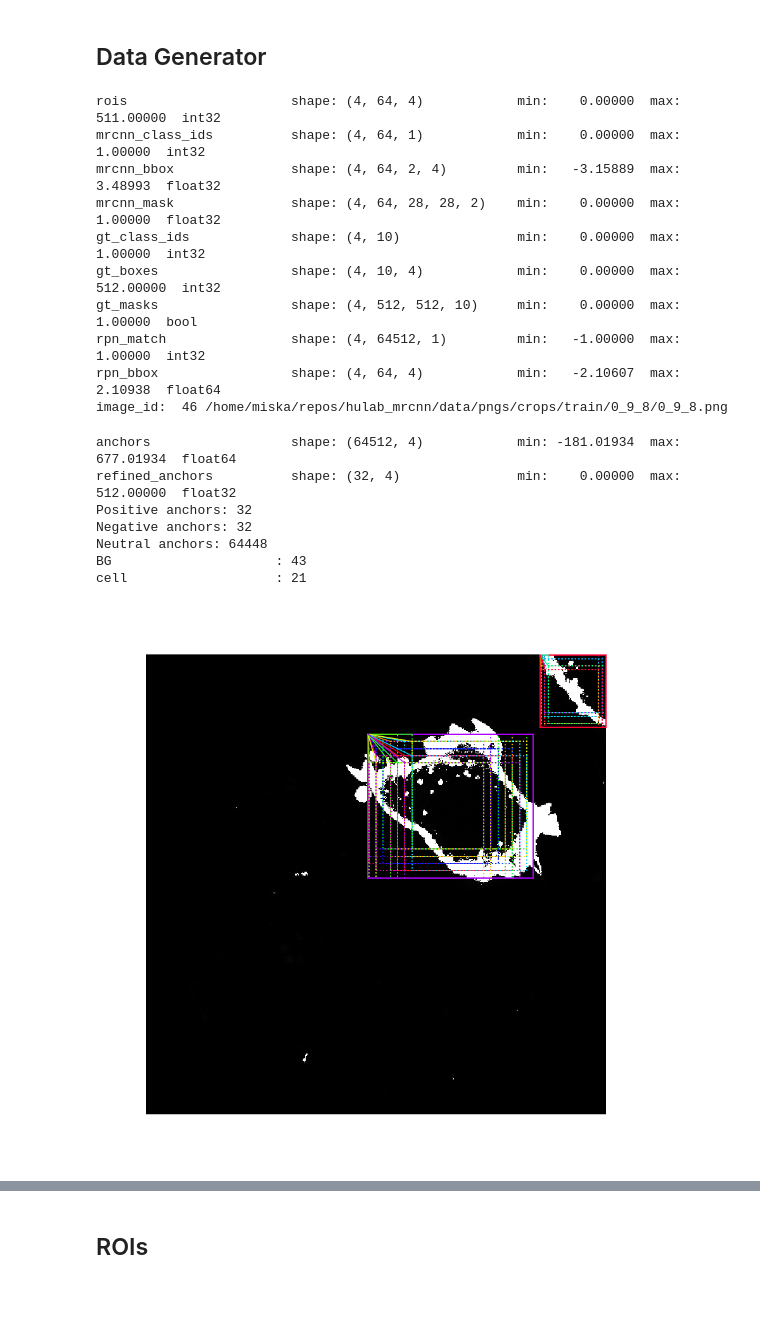
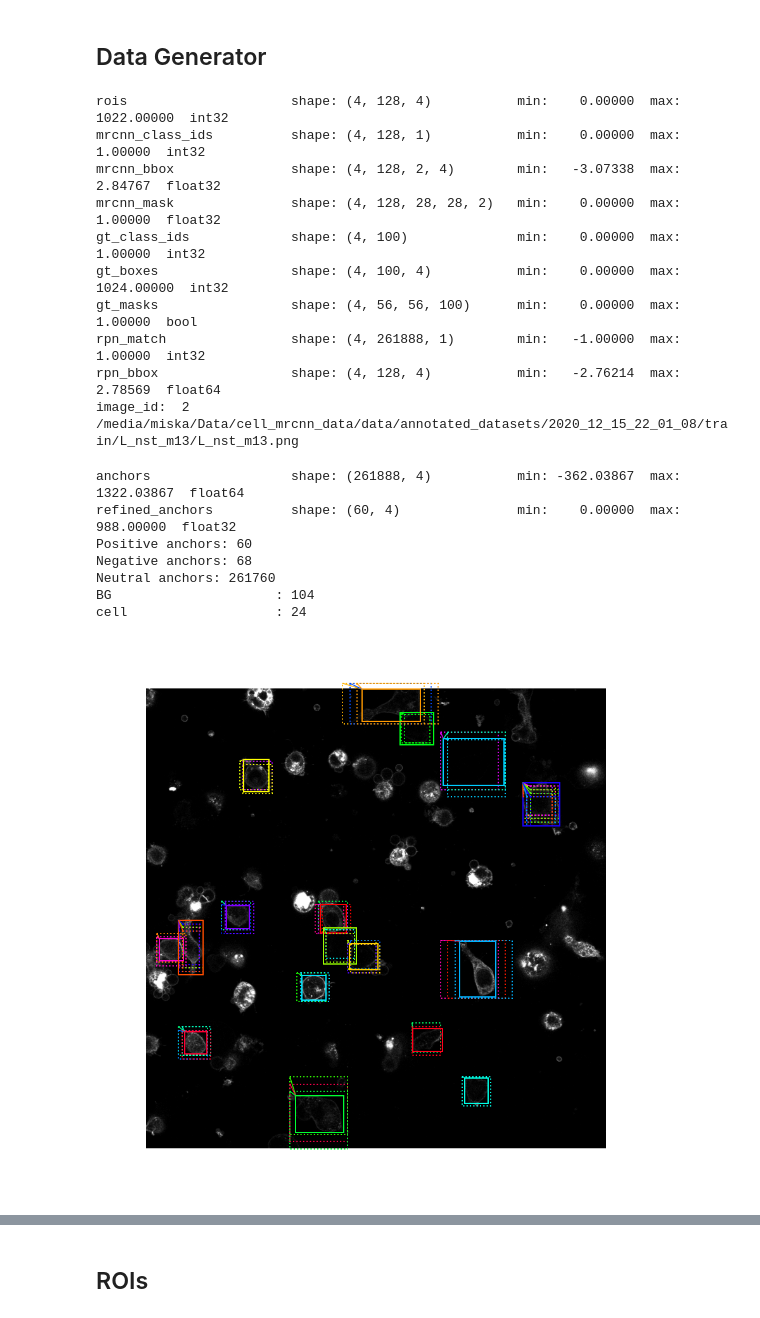
Before and after one commit to misakadam97/cell_mrcnn, a Jupyter notebook: notebooks/inspect_cell_data.ipynb, the cells around one changed output, grey strips where cells are left out. Saved outputs shown, nothing was run; the diff lists cells and outputs as text; code cells hidden in the pictures.

Commit message:
inspect_cell_data.ipynb, train_cell_model.ipynb done

```diff
--- a/notebooks/inspect_cell_data.ipynb
+++ b/notebooks/inspect_cell_data.ipynb
@@ -35,8 +36,8 @@ from cell_mrcnn import cell
 Using TensorFlow backend.
 # %%
 def cell2rgb(image):
-    zeros = np.zeros((image.shape[0], image.shape[1])).astype(np.uint8)
-    image_rgb = np.stack([image[:,:,0], zeros, image[:,:,1]], axis=2)
+#     zeros = np.zeros((image.shape[0], image.shape[1])).astype(np.uint8)
+    image_rgb = np.stack([image[:,:,0], image[:,:,0], image[:,:,0]], axis=2)
     return image_rgb
 # %% [markdown]
 ## Configurations
@@ -44,7 +45,7 @@ def cell2rgb(image):
 Configurations are defined in balloon.py
 # %%
 config = cell.CellConfig()
-Cell_DIR = os.path.join(get_data_path_from_config_file(), "annotated_datasets/2020_11_22_02_55_03")
+dataset_dir = join(get_cell_mrcnn_path_from_config_file(), "data/annotated_datasets/2020_12_15_22_01_08")
 # %% [markdown]
 ## Dataset
 # %%
@@ -52,7 +53,7 @@ Cell_DIR = os.path.join(get_data_path_from_config_file(), "annotated_datasets/20
 # Get the dataset from the releases page
 # https://github.com/matterport/Mask_RCNN/releases
 dataset = cell.CellDataset()
-dataset.load_cell(Cell_DIR, "train")
+dataset.load_cell(dataset_dir, "train")
 
 # Must call before using the dataset
 dataset.prepare()
@@ -335,55 +331,55 @@ print("image_id: ", image_id, dataset.image_reference(image_id))
 # to satisfy Keras restriction on target shape.
 mrcnn_class_ids = mrcnn_class_ids[:,:,0]
 # %% [output]
-rois                     shape: (4, 64, 4)            min:    0.00000  max:  511.00000  int32
-mrcnn_class_ids          shape: (4, 64, 1)            min:    0.00000  max:    1.00000  int32
-mrcnn_bbox               shape: (4, 64, 2, 4)         min:   -3.15889  max:    3.48993  float32
-mrcnn_mask               shape: (4, 64, 28, 28, 2)    min:    0.00000  max:    1.00000  float32
-gt_class_ids             shape: (4, 10)               min:    0.00000  max:    1.00000  int32
-gt_boxes                 shape: (4, 10, 4)            min:    0.00000  max:  512.00000  int32
-gt_masks                 shape: (4, 512, 512, 10)     min:    0.00000  max:    1.00000  bool
-rpn_match                shape: (4, 64512, 1)         min:   -1.00000  max:    1.00000  int32
-rpn_bbox                 shape: (4, 64, 4)            min:   -2.10607  max:    2.10938  float64
-image_id:  46 /home/miska/repos/hulab_mrcnn/data/pngs/crops/train/0_9_8/0_9_8.png
+rois                     shape: (4, 128, 4)           min:    0.00000  max: 1022.00000  int32
+mrcnn_class_ids          shape: (4, 128, 1)           min:    0.00000  max:    1.00000  int32
+mrcnn_bbox               shape: (4, 128, 2, 4)        min:   -3.07338  max:    2.84767  float32
+mrcnn_mask               shape: (4, 128, 28, 28, 2)   min:    0.00000  max:    1.00000  float32
+gt_class_ids             shape: (4, 100)              min:    0.00000  max:    1.00000  int32
+gt_boxes                 shape: (4, 100, 4)           min:    0.00000  max: 1024.00000  int32
+gt_masks                 shape: (4, 56, 56, 100)      min:    0.00000  max:    1.00000  bool
+rpn_match                shape: (4, 261888, 1)        min:   -1.00000  max:    1.00000  int32
+rpn_bbox                 shape: (4, 128, 4)           min:   -2.76214  max:    2.78569  float64
+image_id:  2 /media/miska/Data/cell_mrcnn_data/data/annotated_datasets/2020_12_15_22_01_08/train/L_nst_m13/L_nst_m13.png
 # %%
 b = 0
 
 # Restore original image (reverse normalization)
 sample_image = modellib.unmold_image(normalized_images[b], config)
-sample_image = cell2rgb(sample_image, 10)
+sample_image = cell2rgb(sample_image)
 
 # Compute anchor shifts.
 indices = np.where(rpn_match[b] == 1)[0]
 refined_anchors = utils.apply_box_deltas(anchors[indices], rpn_bbox[b, :len(indices)] * config.RPN_BBOX_STD_DEV)
 log("anchors", anchors)
 log("refined_anchors", refined_anchors)
 
 # Get list of positive anchors
 positive_anchor_ids = np.where(rpn_match[b] == 1)[0]
 print("Positive anchors: {}".format(len(positive_anchor_ids)))
 negative_anchor_ids = np.where(rpn_match[b] == -1)[0]
 print("Negative anchors: {}".format(len(negative_anchor_ids)))
 neutral_anchor_ids = np.where(rpn_match[b] == 0)[0]
 print("Neutral anchors: {}".format(len(neutral_anchor_ids)))
 
 # ROI breakdown by class
 for c, n in zip(dataset.class_names, np.bincount(mrcnn_class_ids[b].flatten())):
     if n:
         print("{:23}: {}".format(c[:20], n))
 
 # Show positive anchors
 fig, ax = plt.subplots(1, figsize=(16, 16))
 visualize.draw_boxes(sample_image, boxes=anchors[positive_anchor_ids],
                      refined_boxes=refined_anchors, ax=ax)
 # %% [output]
-anchors                  shape: (64512, 4)            min: -181.01934  max:  677.01934  float64
-refined_anchors          shape: (32, 4)               min:    0.00000  max:  512.00000  float32
-Positive anchors: 32
-Negative anchors: 32
-Neutral anchors: 64448
-BG                     : 43
-cell                   : 21
+anchors                  shape: (261888, 4)           min: -362.03867  max: 1322.03867  float64
+refined_anchors          shape: (60, 4)               min:    0.00000  max:  988.00000  float32
+Positive anchors: 60
+Negative anchors: 68
+Neutral anchors: 261760
+BG                     : 104
+cell                   : 24
-[figure, old version]
+[figure, new version]
 # %%
 # Show negative anchors
 visualize.draw_boxes(sample_image, boxes=anchors[negative_anchor_ids])
```
Also changed, not shown: parts of 17 cells of this notebook, 3 other files.
